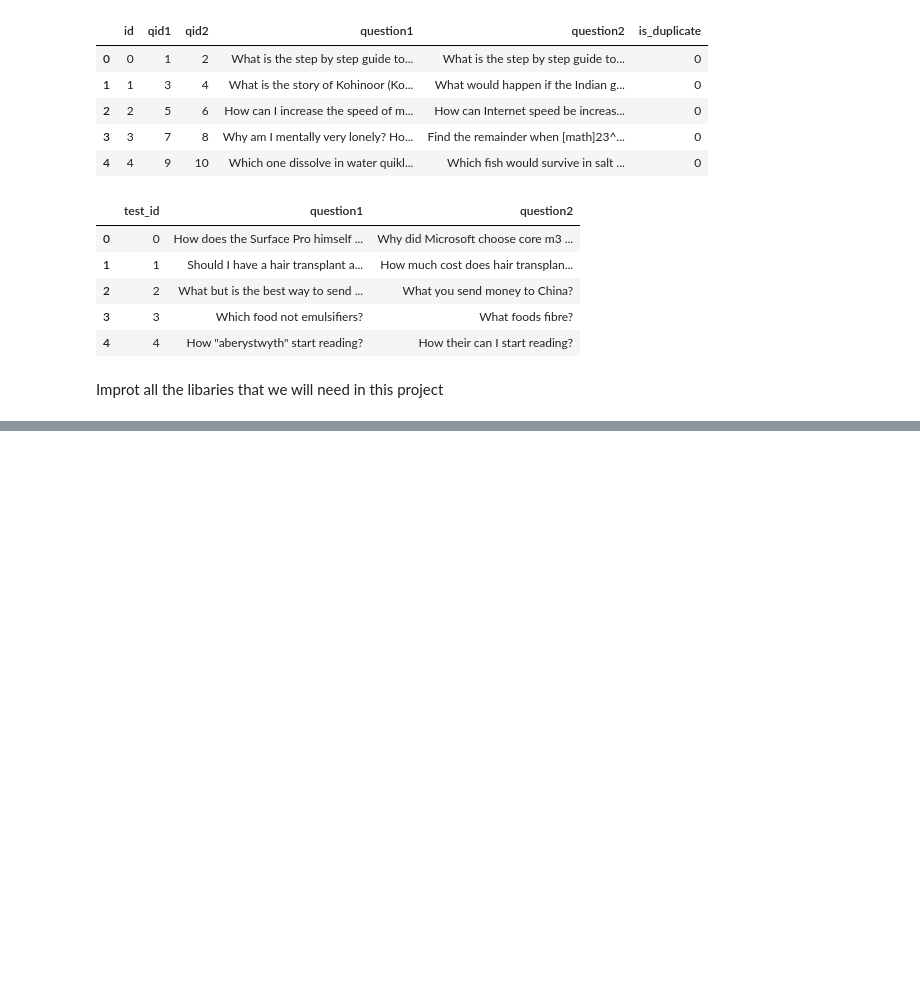
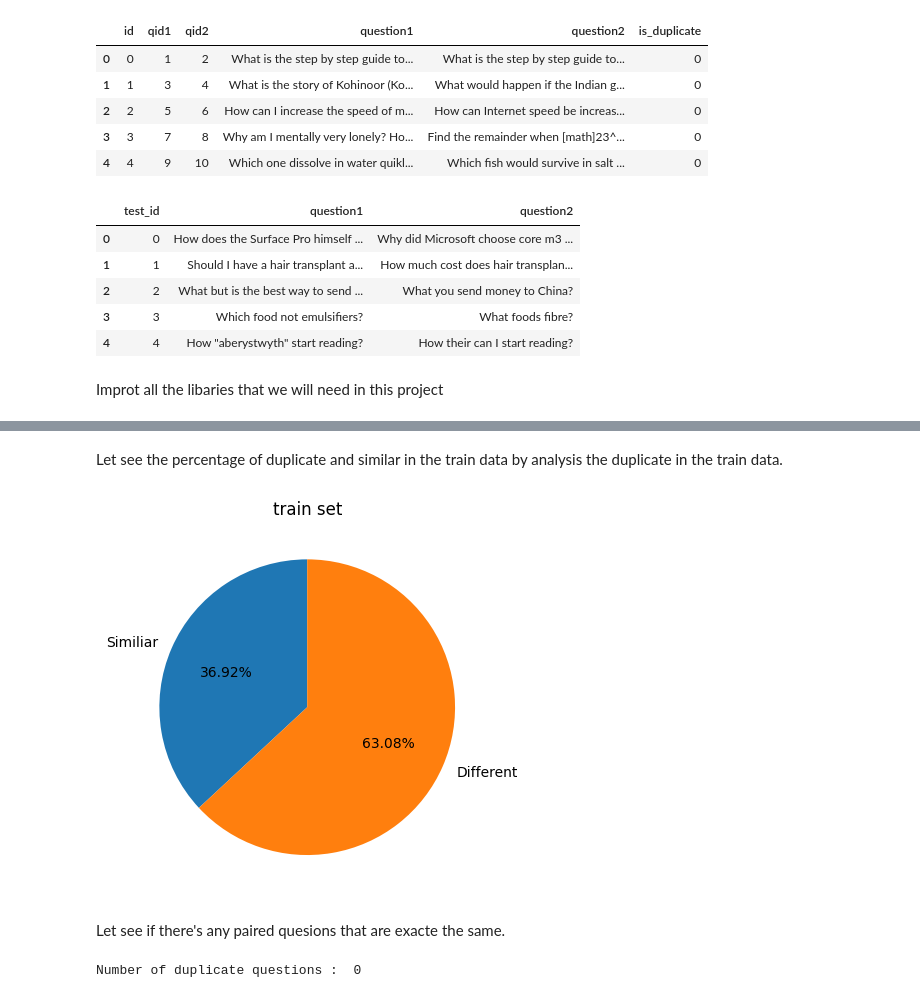
Before and after one commit to ChengHao1211/NLE_project, a Jupyter notebook: NLP_Porject.ipynb, the cells around one changed output, grey strips where cells are left out. Saved outputs shown, nothing was run; the diff lists cells and outputs as text; code cells hidden in the pictures; blank space fills up the shorter version.

```diff
--- a/NLP_Porject.ipynb
+++ b/NLP_Porject.ipynb
@@ -62,0 +106,24 @@ torch.backends.cudnn.deterministic = True
+# %% [markdown]
+Let see the percentage of duplicate and similar in the train data by analysis the duplicate in the train data.
+# %%
+def pie_chart(similar_questions_num, different_questions_num, graph_title):
+    labels = 'Similiar', 'Different'
+    sizes = [similar_questions_num, different_questions_num]
+
+    fig1, ax1 = plt.subplots()
+    ax1.set_title(graph_title)
+    ax1.pie(sizes, labels=labels, autopct='%1.2f%%', startangle=90)
+
+    plt.show()
+
+similar_samples_num = sum(train_df['is_duplicate'].values)
+pie_chart(similar_samples_num, len(train_df['is_duplicate']) - similar_samples_num, 'train set')
+# %% [output]
+[figure, added]
+# %% [markdown]
+Let see if there's any paired quesions that are exacte the same.
+# %%
+duplicate_rows = train_df[train_df.duplicated(['qid1','qid2'])]
+print ("Number of duplicate questions : ", len(duplicate_rows))
+# %% [output]
+Number of duplicate questions :  0
```
Also changed, not shown: parts of 10 cells of this notebook.
